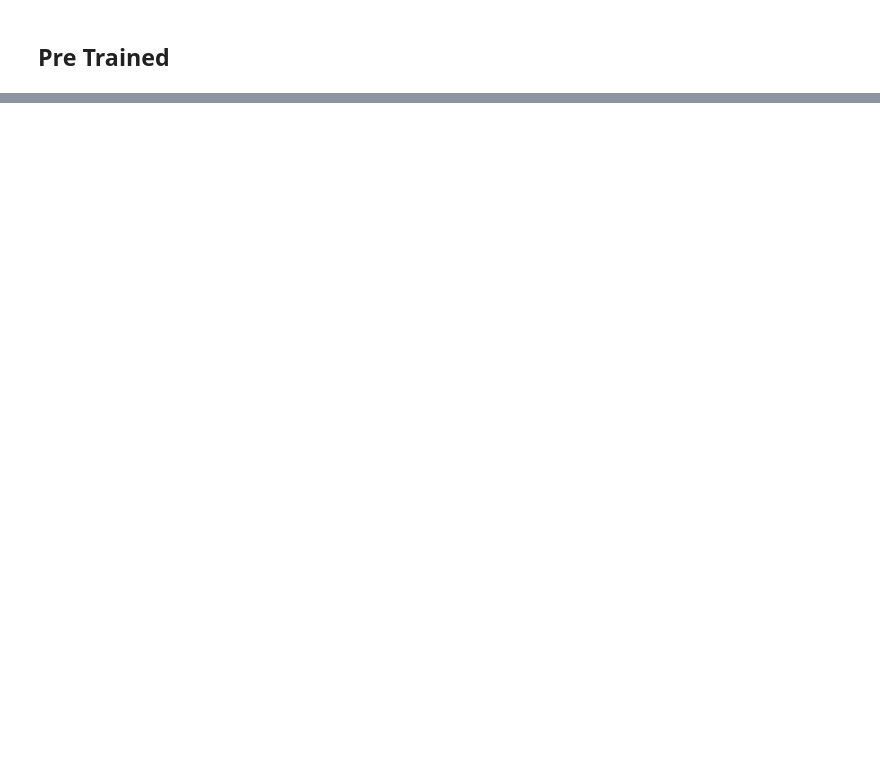
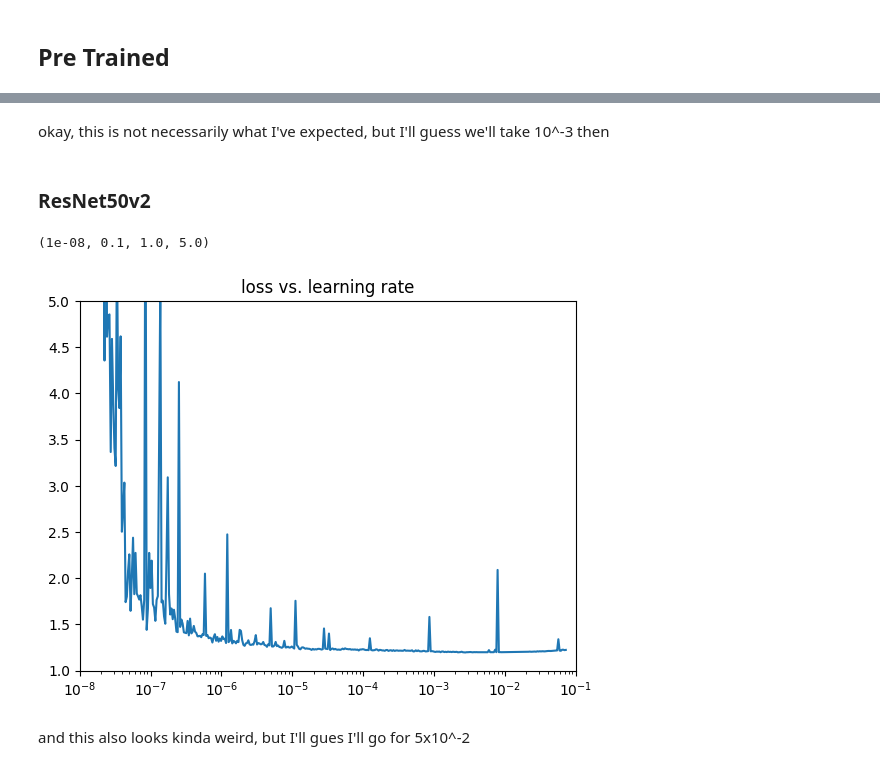
Before and after one commit to LennartPhil/Brain_Mets_Classification, a Jupyter notebook: notebooks/AI/ai_analysis.ipynb, the cells around one changed output, grey strips where cells are left out. Drawn from its saved outputs; the diff is of its cells as text; code cells hidden in the pictures; blank space fills up the shorter version.

```diff
--- a/notebooks/AI/ai_analysis.ipynb
+++ b/notebooks/AI/ai_analysis.ipynb
@@ -187,0 +239,17 @@ And here I'll go for 10^-3 as well
+# %% [markdown]
+okay, this is not necessarily what I've expected, but I'll guess we'll take 10^-3 then
+# %% [markdown]
+### ResNet50v2
+# %%
+path_to_lr_history = Path("/Users/LennartPhilipp/Desktop/Uni/Prowiss/training_histories/cutout/transfer_ResNet50v2/transfer_resnet50v2_upperlayer00_4_classes_run_2024_08_12_01_13_28/history.npy")
+
+history = np.load(path_to_lr_history, allow_pickle=True).item()
+
+plt.semilogx(history["lr"], history["loss"])
+plt.title("loss vs. learning rate")
+plt.axis([1e-8, 1e-1, 1, 5])
+# %% [output]
+(1e-08, 0.1, 1.0, 5.0)
+[figure, added]
+# %% [markdown]
+and this also looks kinda weird, but I'll gues I'll go for 5x10^-2
```
Also changed, not shown: parts of 8 cells of this notebook.
